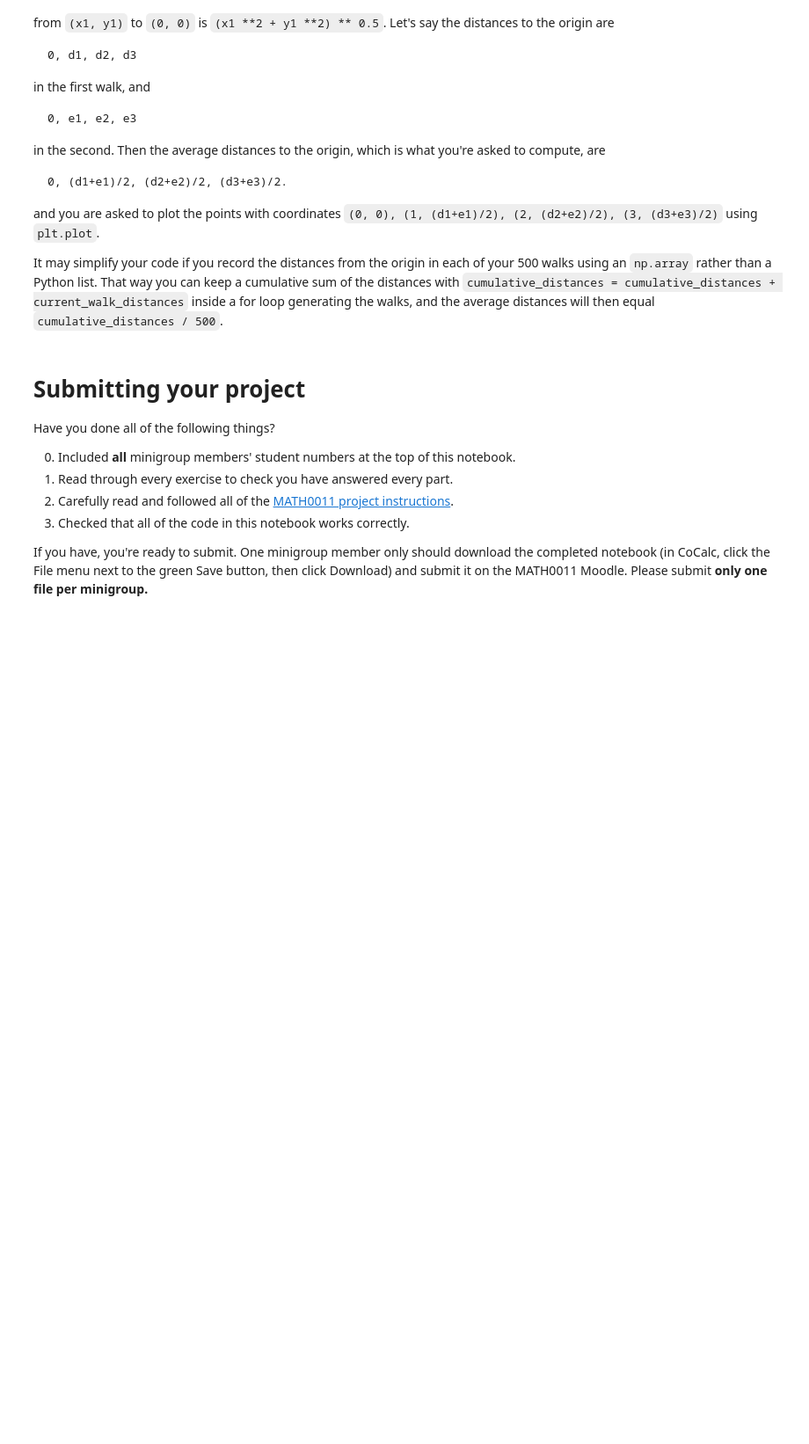
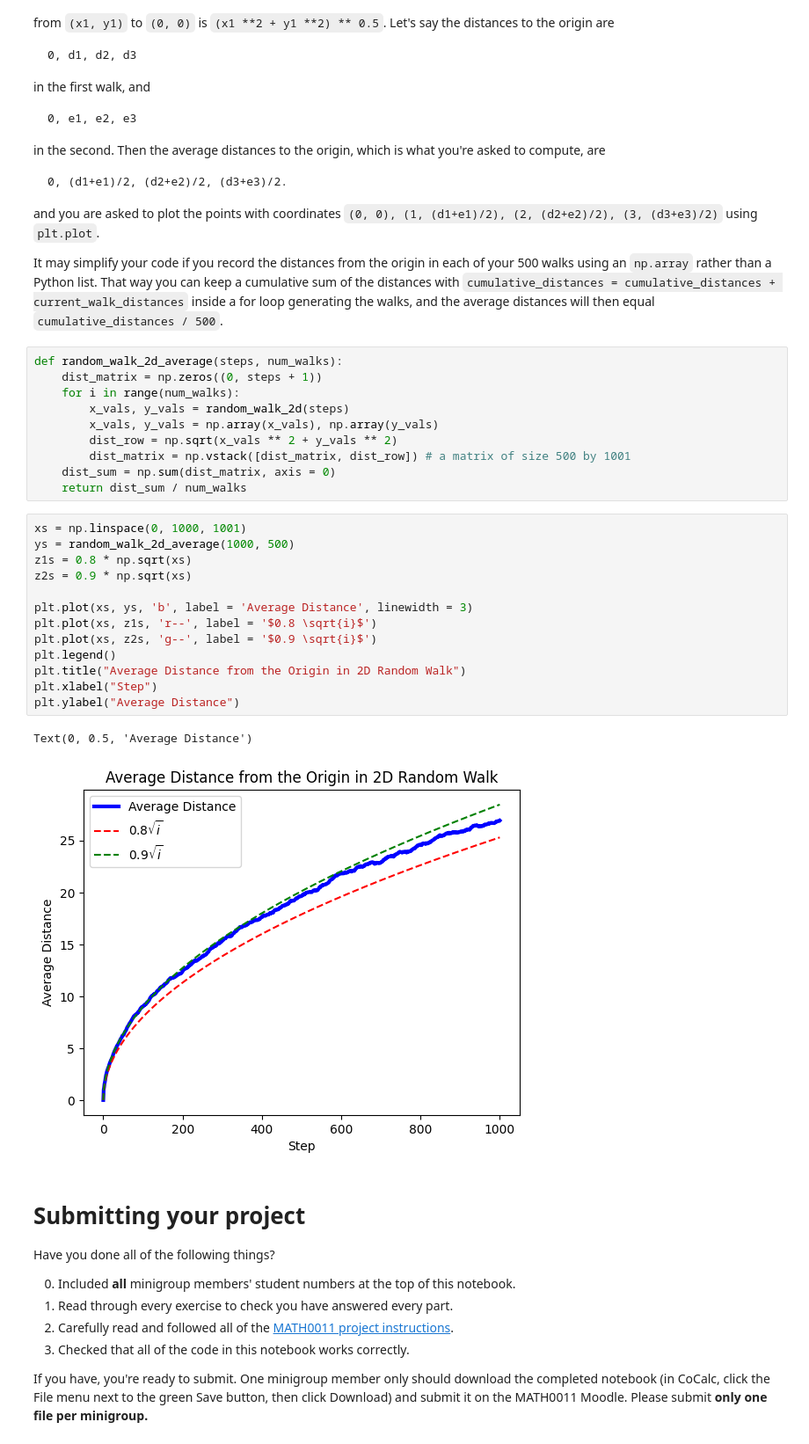
Before and after one commit to jupiterzw/ucl_math0011_projects, a Jupyter notebook: Project 5 - Random Walks.ipynb, the cells around one changed output. Shown at 88% size. Cells and saved outputs as stored; diff of their text form; blank space fills up the shorter version.

```diff
--- a/Project 5 - Random Walks.ipynb
+++ b/Project 5 - Random Walks.ipynb
@@ -89,6 +167,32 @@ in the second. Then the average distances to the origin, which is what you're as
 and you are asked to plot the points with coordinates `(0, 0), (1, (d1+e1)/2), (2, (d2+e2)/2), (3, (d3+e3)/2)` using `plt.plot`.
 
 It may simplify your code if you record the distances from the origin in each of your 500 walks using an `np.array` rather than a Python list.  That way you can keep a cumulative sum of the distances with `cumulative_distances = cumulative_distances + current_walk_distances` inside a for loop generating the walks, and the average distances will then equal `cumulative_distances / 500`.
+# %%
+def random_walk_2d_average(steps, num_walks):
+    dist_matrix = np.zeros((0, steps + 1))
+    for i in range(num_walks):
+        x_vals, y_vals = random_walk_2d(steps)
+        x_vals, y_vals = np.array(x_vals), np.array(y_vals)
+        dist_row = np.sqrt(x_vals ** 2 + y_vals ** 2)
+        dist_matrix = np.vstack([dist_matrix, dist_row]) # a matrix of size 500 by 1001
+    dist_sum = np.sum(dist_matrix, axis = 0)
+    return dist_sum / num_walks
+# %%
+xs = np.linspace(0, 1000, 1001)
+ys = random_walk_2d_average(1000, 500)
+z1s = 0.8 * np.sqrt(xs)
+z2s = 0.9 * np.sqrt(xs)
+
+plt.plot(xs, ys, 'b', label = 'Average Distance', linewidth = 3)
+plt.plot(xs, z1s, 'r--', label = '$0.8 \sqrt{i}$')
+plt.plot(xs, z2s, 'g--', label = '$0.9 \sqrt{i}$')
+plt.legend()
+plt.title("Average Distance from the Origin in 2D Random Walk")
+plt.xlabel("Step")
+plt.ylabel("Average Distance")
+# %% [output]
+Text(0, 0.5, 'Average Distance')
+[figure, added]
 # %% [markdown]
 # Submitting your project
 
```
Also changed, not shown: parts of 11 cells of this notebook.
